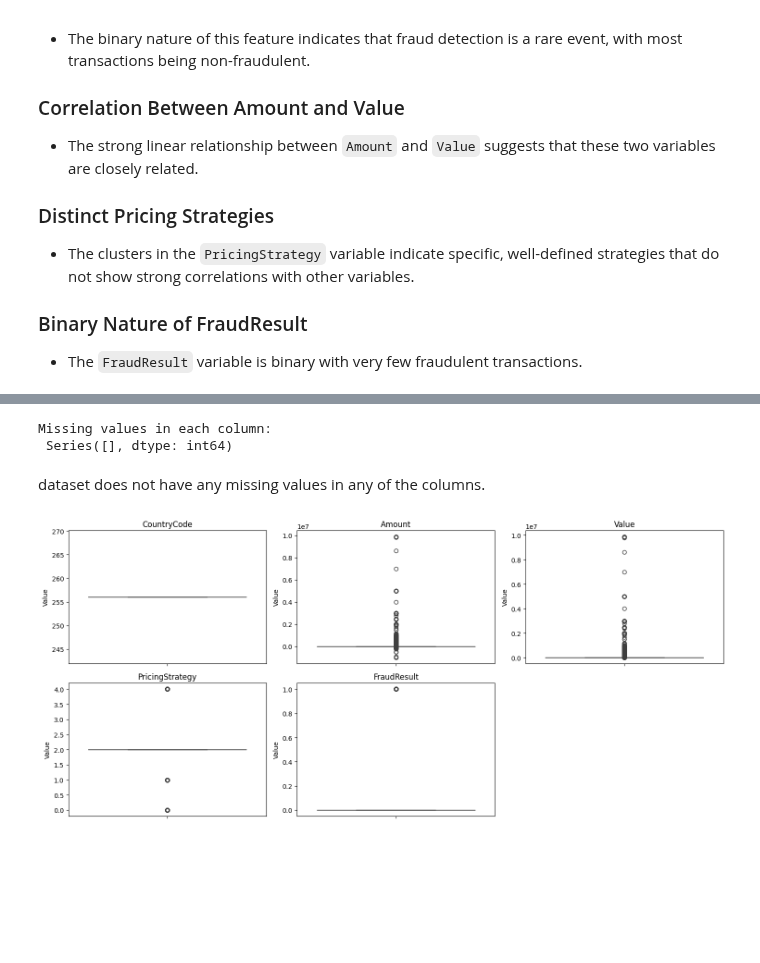
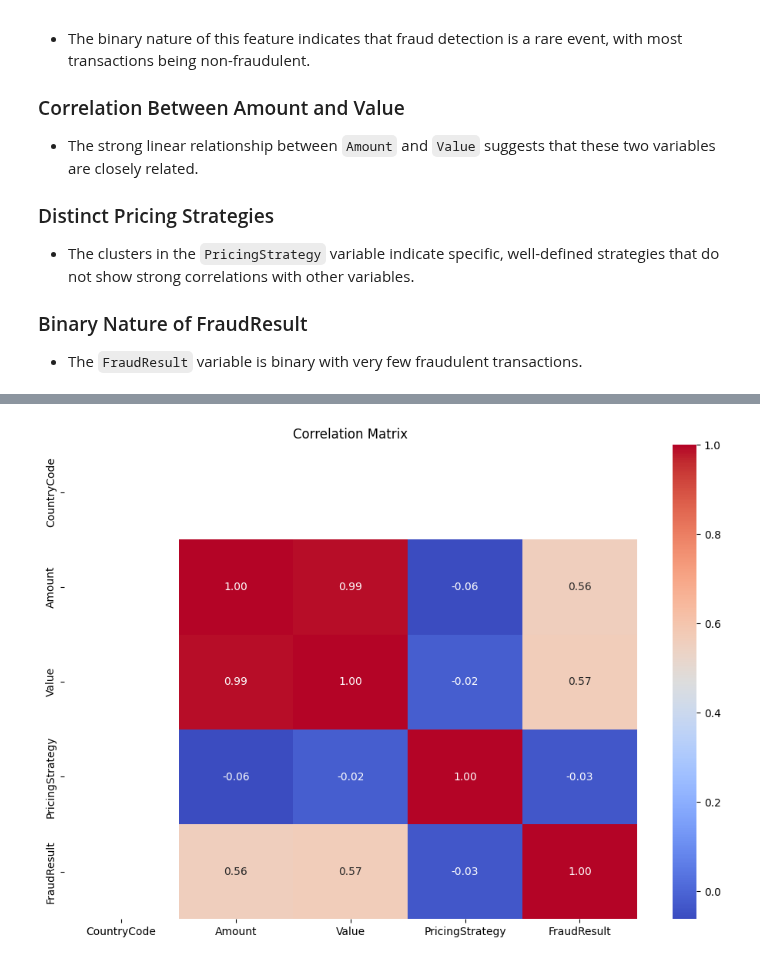
Before and after one commit to dagiteferi/Credit-scoring-model, a Jupyter notebook: notebooks/Exploratory_Data_Analysis.ipynb, the cells around one changed output, grey strips where cells are left out. Saved outputs shown, nothing was run; the diff lists cells and outputs as text; code cells hidden in the pictures; blank space fills up the shorter version.

```diff
--- a/notebooks/Exploratory_Data_Analysis.ipynb
+++ b/notebooks/Exploratory_Data_Analysis.ipynb
@@ -146,15 +136,0 @@ eda.correlation_analysis()
-# %%
-
-
-
-# Call the identify_missing_values method to detect missing values
-eda.identify_missing_values()
-# %% [output]
-Missing values in each column:
- Series([], dtype: int64)
-# %% [markdown]
-dataset does not have any missing values in any of the columns.
-# %%
-eda.plot_outliers()
-# %% [output]
-[figure, removed]
@@ -160,0 +139,4 @@ eda.plot_outliers()
+# %%
+correlation_analysis(data)
+# %% [output]
+[figure, added]
```
Also changed, not shown: parts of 5 cells of this notebook.
